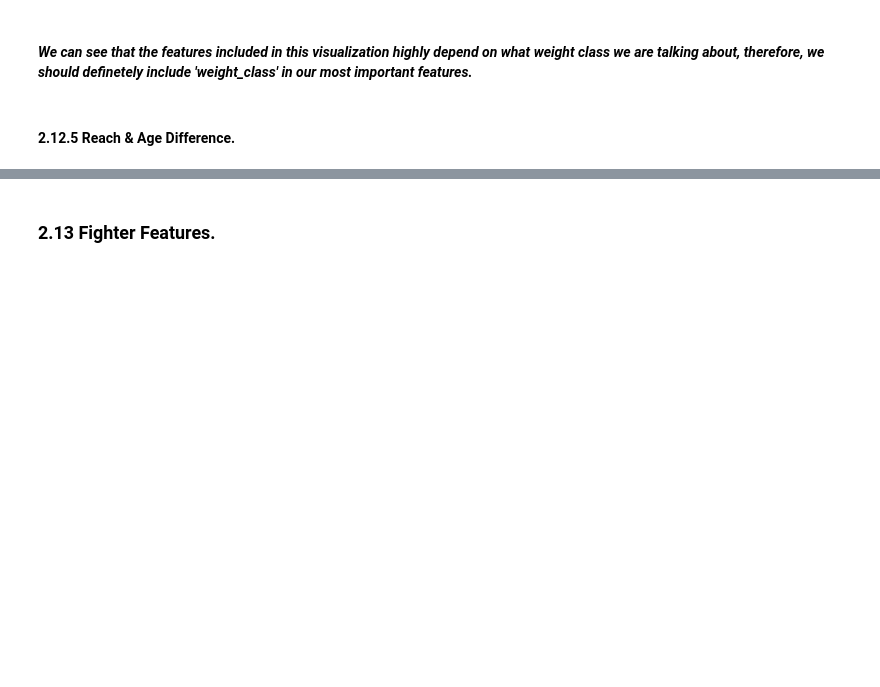
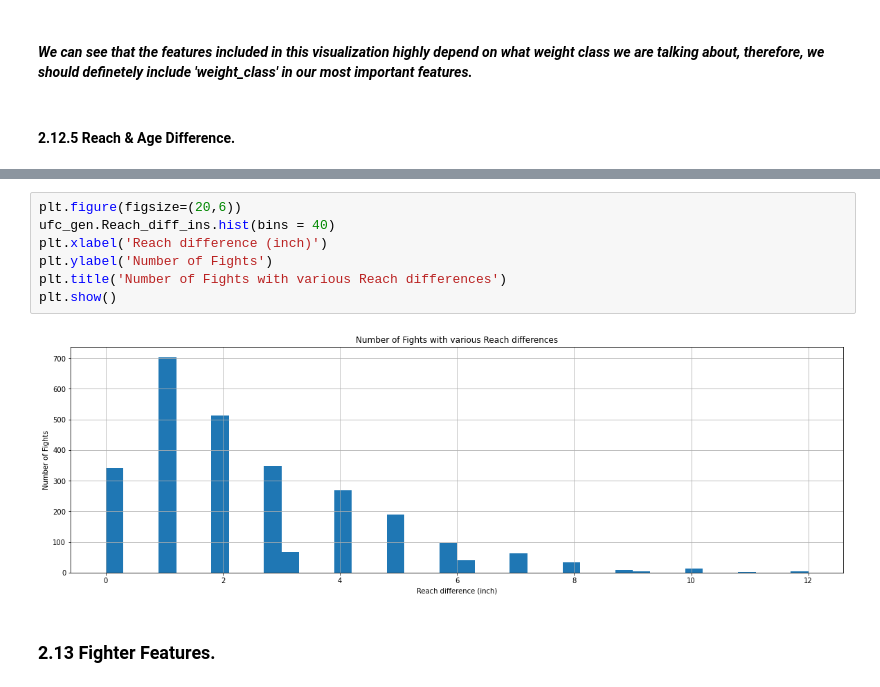
Before and after one commit to Gustavclausen1804/UFC-dataset, a Jupyter notebook: BDA_project.ipynb, the cells around one changed output, grey strips where cells are left out. Cells and saved outputs as stored; diff of their text form; blank space fills up the shorter version.

```diff
--- a/BDA_project.ipynb
+++ b/BDA_project.ipynb
@@ -166,3 +215,12 @@ ufc_gen.groupby('weight_class').mean().plot.bar(figsize=(20,5), color = ['Red',
+# %%
+plt.figure(figsize=(20,6))
+ufc_gen.Reach_diff_ins.hist(bins = 40)
+plt.xlabel('Reach difference (inch)')
+plt.ylabel('Number of Fights')
+plt.title('Number of Fights with various Reach differences')
+plt.show()
+# %% [output]
+[figure, added]
 # %% [markdown]
 ### 2.13 Fighter Features.
 # %%
```
Also changed, not shown: parts of 32 cells of this notebook.
